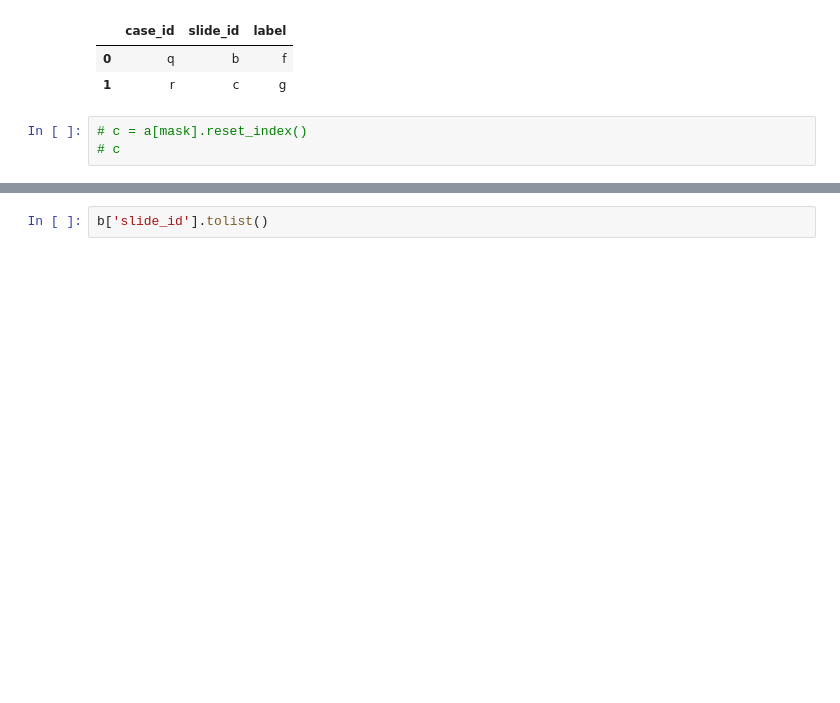
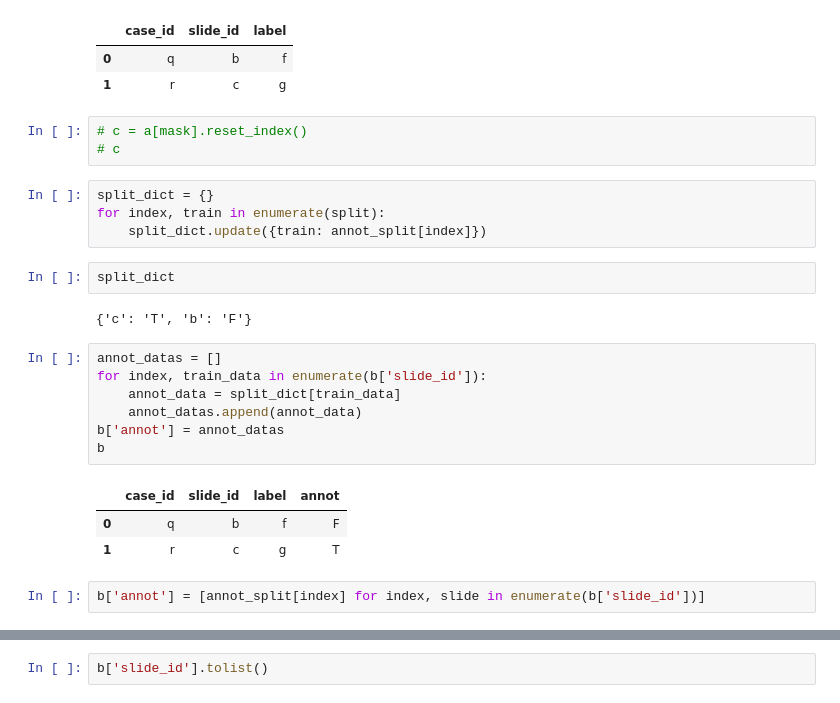
Before and after one commit to AshrithSagar/CLAM-Fungal, a Jupyter notebook: test_1.ipynb, the cells around one changed output, grey strips where cells are left out. Cells and saved outputs as stored; diff of their text form; blank space fills up the shorter version.

Commit message:
test splits df_slice

```diff
--- a/test_1.ipynb
+++ b/test_1.ipynb
@@ -240,3 +240,24 @@ b
 # %%
 # c = a[mask].reset_index()
 # c
+# %%
+split_dict = {}
+for index, train in enumerate(split):
+    split_dict.update({train: annot_split[index]})
+# %%
+split_dict
+# %% [output]
+{'c': 'T', 'b': 'F'}
+# %%
+annot_datas = []
+for index, train_data in enumerate(b['slide_id']):
+    annot_data = split_dict[train_data]
+    annot_datas.append(annot_data)
+b['annot'] = annot_datas
+b
+# %% [output]
+|  | case_id | slide_id | label | annot |
+| 0 | q | b | f | F |
+| 1 | r | c | g | T |
+# %%
+b['annot'] = [annot_split[index] for index, slide in enumerate(b['slide_id'])]
```
Also changed, not shown: parts of 1 cell of this notebook.
